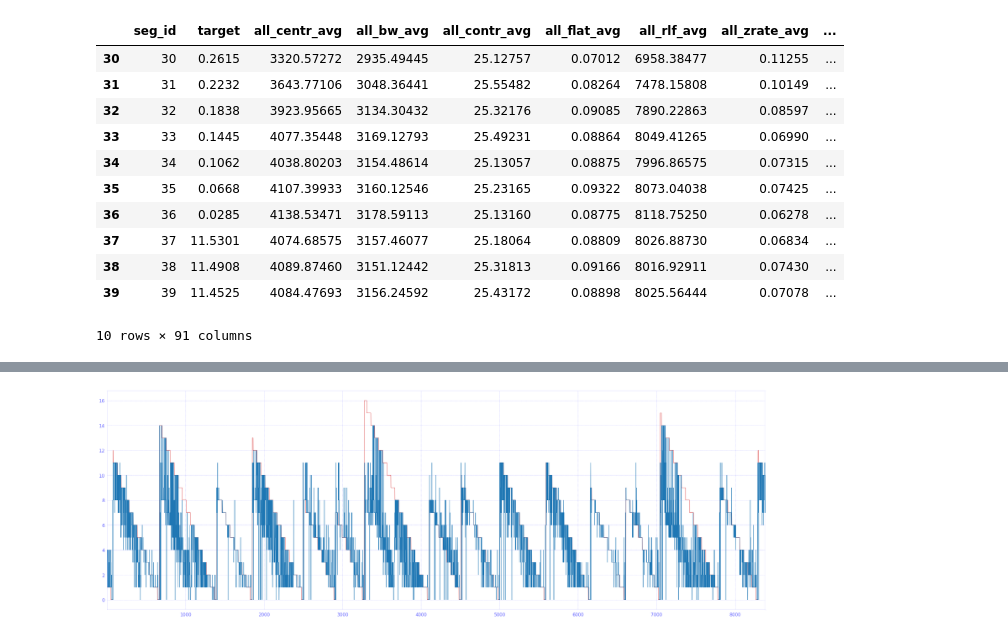
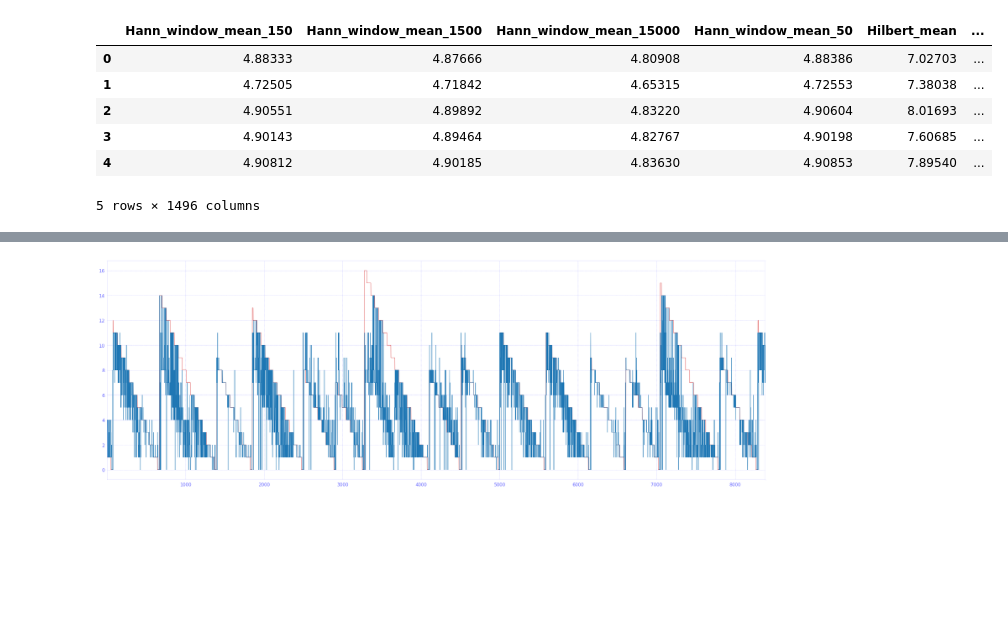
Before and after one commit to viktorsapozhok/earthquake-prediction, a Jupyter notebook: notebooks/test.ipynb, the cells around one changed output, grey strips where cells are left out. Cells and saved outputs as stored; diff of their text form; code cells hidden in the pictures; blank space fills up the shorter version.

```diff
--- a/notebooks/test.ipynb
+++ b/notebooks/test.ipynb
@@ -25,22 +25,18 @@ logger = logging.getLogger('INTM')
 # %%
 data = pd.read_csv('/home/alex/Projects/earthquake-prediction/data/train_4100.csv')
 #data.set_index('segment_id', inplace=True)
+data = data.replace([np.inf, -np.inf], np.nan)
 data.fillna(method='bfill', inplace=True)
 data.fillna(value=0, inplace=True)
-data[30:40]
+data.head()
 # %% [output]
-|  | seg_id | target | all_centr_avg | all_bw_avg | all_contr_avg | all_flat_avg | all_rlf_avg | all_zrate_avg | ... |
-| 30 | 30 | 0.2615 | 3320.57272 | 2935.49445 | 25.12757 | 0.07012 | 6958.38477 | 0.11255 | ... |
-| 31 | 31 | 0.2232 | 3643.77106 | 3048.36441 | 25.55482 | 0.08264 | 7478.15808 | 0.10149 | ... |
-| 32 | 32 | 0.1838 | 3923.95665 | 3134.30432 | 25.32176 | 0.09085 | 7890.22863 | 0.08597 | ... |
-| 33 | 33 | 0.1445 | 4077.35448 | 3169.12793 | 25.49231 | 0.08864 | 8049.41265 | 0.06990 | ... |
-| 34 | 34 | 0.1062 | 4038.80203 | 3154.48614 | 25.13057 | 0.08875 | 7996.86575 | 0.07315 | ... |
-| 35 | 35 | 0.0668 | 4107.39933 | 3160.12546 | 25.23165 | 0.09322 | 8073.04038 | 0.07425 | ... |
-| 36 | 36 | 0.0285 | 4138.53471 | 3178.59113 | 25.13160 | 0.08775 | 8118.75250 | 0.06278 | ... |
-| 37 | 37 | 11.5301 | 4074.68575 | 3157.46077 | 25.18064 | 0.08809 | 8026.88730 | 0.06834 | ... |
-| 38 | 38 | 11.4908 | 4089.87460 | 3151.12442 | 25.31813 | 0.09166 | 8016.92911 | 0.07430 | ... |
-| 39 | 39 | 11.4525 | 4084.47693 | 3156.24592 | 25.43172 | 0.08898 | 8025.56444 | 0.07078 | ... |
+|  | Hann_window_mean_150 | Hann_window_mean_1500 | Hann_window_mean_15000 | Hann_window_mean_50 | Hilbert_mean | ... |
+| 0 | 4.88333 | 4.87666 | 4.80908 | 4.88386 | 7.02703 | ... |
+| 1 | 4.72505 | 4.71842 | 4.65315 | 4.72553 | 7.38038 | ... |
+| 2 | 4.90551 | 4.89892 | 4.83220 | 4.90604 | 8.01693 | ... |
+| 3 | 4.90143 | 4.89464 | 4.82767 | 4.90198 | 7.60685 | ... |
+| 4 | 4.90812 | 4.90185 | 4.83630 | 4.90853 | 7.89540 | ... |
-10 rows × 91 columns
+5 rows × 1496 columns
 # %%
 features = [c for c in data.columns if c not in ['target', 'seg_id']]
 # %%
```
Also changed, not shown: parts of 13 cells of this notebook, 7 other files.
